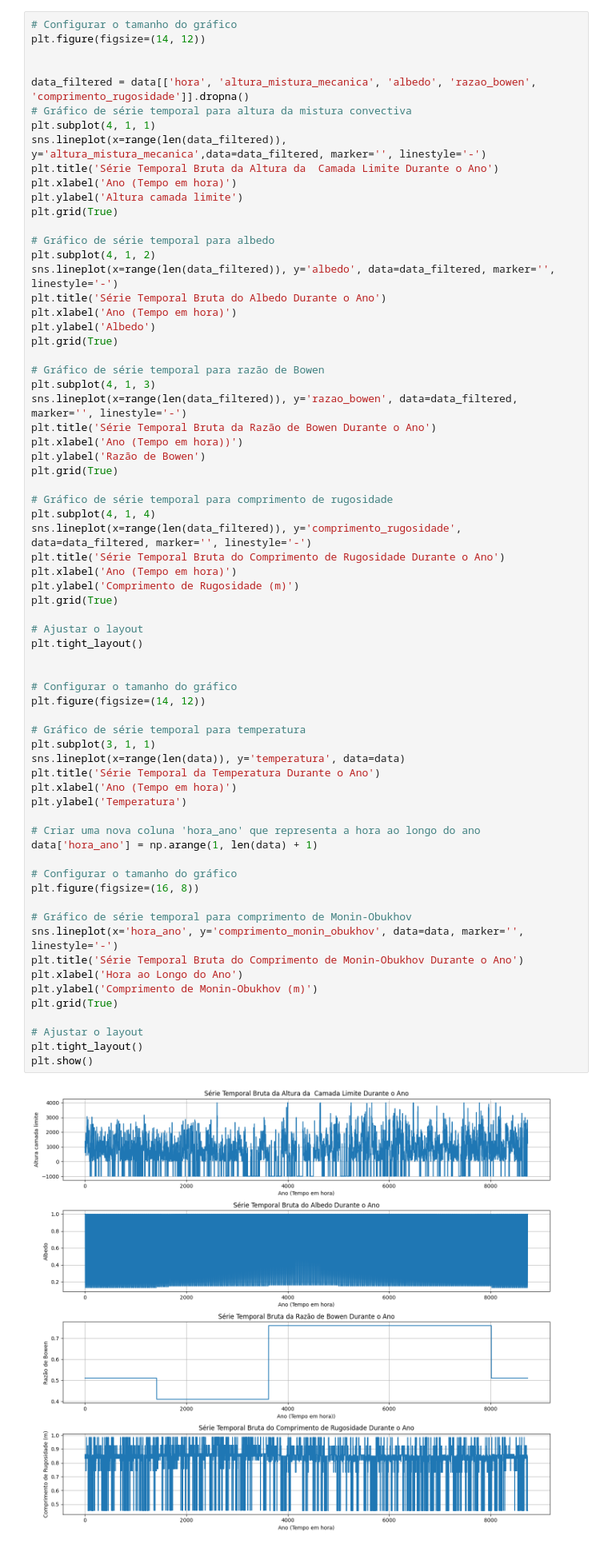
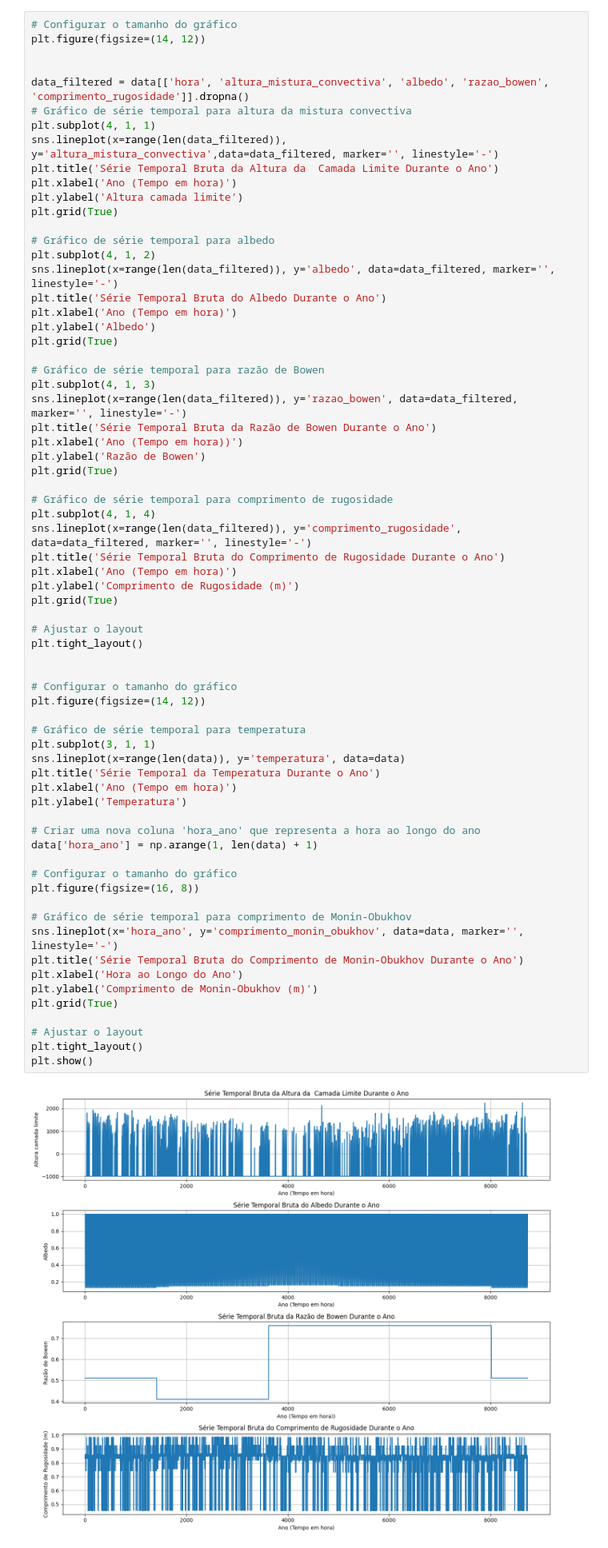
Before and after one commit to maiarasimone/ENS5173_202401, a Jupyter notebook: Atividade02.ipynb, the cells around one changed output. Shown at 80% size. Cells and saved outputs as stored; diff of their text form.

```diff
--- a/Atividade02.ipynb
+++ b/Atividade02.ipynb
@@ -581,10 +568,10 @@ plt.show()
 plt.figure(figsize=(14, 12))
 
 
-data_filtered = data[['hora', 'altura_mistura_mecanica', 'albedo', 'razao_bowen', 'comprimento_rugosidade']].dropna()
+data_filtered = data[['hora', 'altura_mistura_convectiva', 'albedo', 'razao_bowen', 'comprimento_rugosidade']].dropna()
 # Gráfico de série temporal para altura da mistura convectiva
 plt.subplot(4, 1, 1)
-sns.lineplot(x=range(len(data_filtered)), y='altura_mistura_mecanica',data=data_filtered, marker='', linestyle='-')
+sns.lineplot(x=range(len(data_filtered)), y='altura_mistura_convectiva',data=data_filtered, marker='', linestyle='-')
 plt.title('Série Temporal Bruta da Altura da  Camada Limite Durante o Ano')
 plt.xlabel('Ano (Tempo em hora)')
 plt.ylabel('Altura camada limite')
@@ -618,34 +605,34 @@ plt.grid(True)
 plt.tight_layout()
 
 
 # Configurar o tamanho do gráfico
 plt.figure(figsize=(14, 12))
 
 # Gráfico de série temporal para temperatura
 plt.subplot(3, 1, 1)
 sns.lineplot(x=range(len(data)), y='temperatura', data=data)
 plt.title('Série Temporal da Temperatura Durante o Ano')
 plt.xlabel('Ano (Tempo em hora)')
 plt.ylabel('Temperatura')
 
 # Criar uma nova coluna 'hora_ano' que representa a hora ao longo do ano
 data['hora_ano'] = np.arange(1, len(data) + 1)
 
 # Configurar o tamanho do gráfico
 plt.figure(figsize=(16, 8))
 
 # Gráfico de série temporal para comprimento de Monin-Obukhov
 sns.lineplot(x='hora_ano', y='comprimento_monin_obukhov', data=data, marker='', linestyle='-')
 plt.title('Série Temporal Bruta do Comprimento de Monin-Obukhov Durante o Ano')
 plt.xlabel('Hora ao Longo do Ano')
 plt.ylabel('Comprimento de Monin-Obukhov (m)')
 plt.grid(True)
 
 # Ajustar o layout
 plt.tight_layout()
 plt.show()
 # %% [output]
-[figure, old version]
+[figure, new version]
 [figure]
 [figure]
 # %%
```
Also changed, not shown: parts of 1 cell of this notebook.
